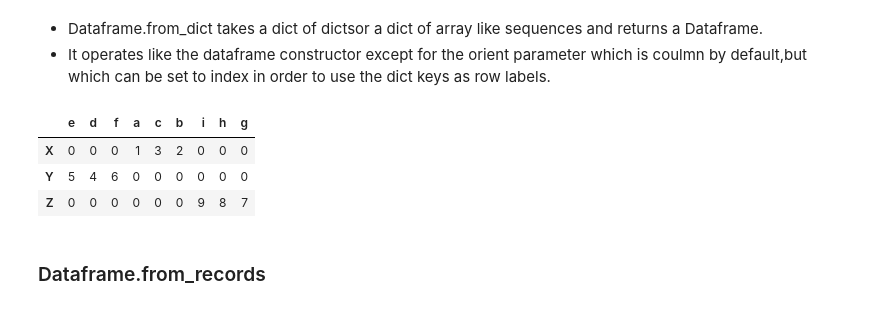
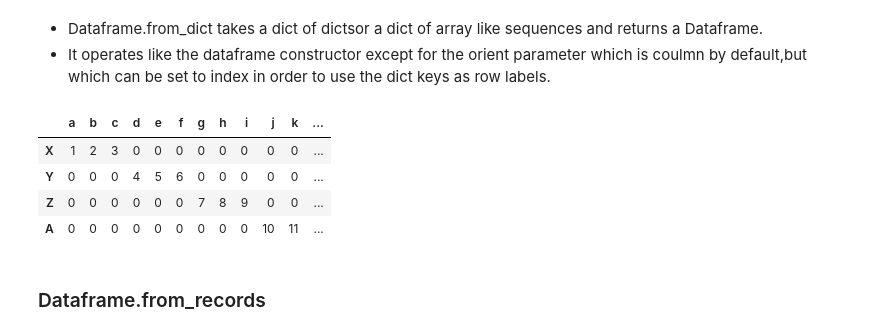
Before and after one commit to IAT-ExploringAI-2024/Week1---Intro-to-Python, a Jupyter notebook: Introduction_to_Python.ipynb, the cells around one changed output. Cells and saved outputs as stored; diff of their text form; code cells hidden in the pictures.

```diff
--- a/Introduction_to_Python.ipynb
+++ b/Introduction_to_Python.ipynb
@@ -1188,15 +1314,17 @@ df
  - Dataframe.from_dict takes a dict of dictsor a dict of array like sequences and returns a Dataframe.
  - It operates like the dataframe constructor except for the orient parameter which is coulmn by default,but which can be set to index in order to use the dict keys as row labels.
 # %%
-data = {"X": {'a': 1, 'b': 2, 'c': 3}, "Y": {'d': 4, 'e': 5, 'f': 6}, "Z": {'g': 7, 'h': 8, 'i': 9}}
+import pandas as pd
+data = {"X": {'a': 1, 'b': 2, 'c': 3}, "Y": {'d': 4, 'e': 5, 'f': 6}, "Z": {'g': 7, 'h': 8, 'i': 9} , "A":{'j': 10, 'k': 11, 'l': 12} }
 
 df = pd.DataFrame.from_dict(data, orient="index").fillna(0).astype(int)
 df
 # %% [output]
-|  | e | d | f | a | c | b | i | h | g |
-| X | 0 | 0 | 0 | 1 | 3 | 2 | 0 | 0 | 0 |
-| Y | 5 | 4 | 6 | 0 | 0 | 0 | 0 | 0 | 0 |
-| Z | 0 | 0 | 0 | 0 | 0 | 0 | 9 | 8 | 7 |
+|  | a | b | c | d | e | f | g | h | i | j | k | ... |
+| X | 1 | 2 | 3 | 0 | 0 | 0 | 0 | 0 | 0 | 0 | 0 | ... |
+| Y | 0 | 0 | 0 | 4 | 5 | 6 | 0 | 0 | 0 | 0 | 0 | ... |
+| Z | 0 | 0 | 0 | 0 | 0 | 0 | 7 | 8 | 9 | 0 | 0 | ... |
+| A | 0 | 0 | 0 | 0 | 0 | 0 | 0 | 0 | 0 | 10 | 11 | ... |
 # %% [markdown]
 ### Dataframe.from_records
 # %% [markdown]
```
Also changed, not shown: parts of 90 cells of this notebook.
